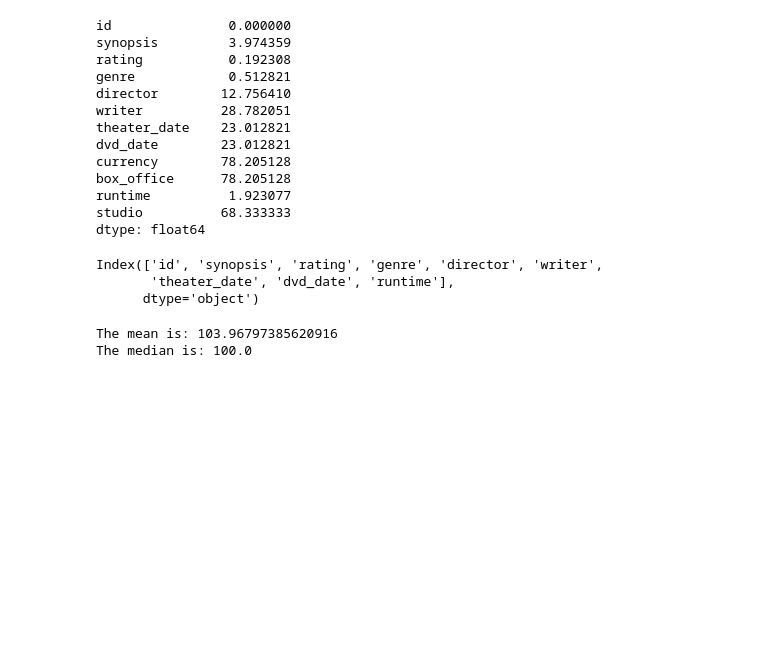
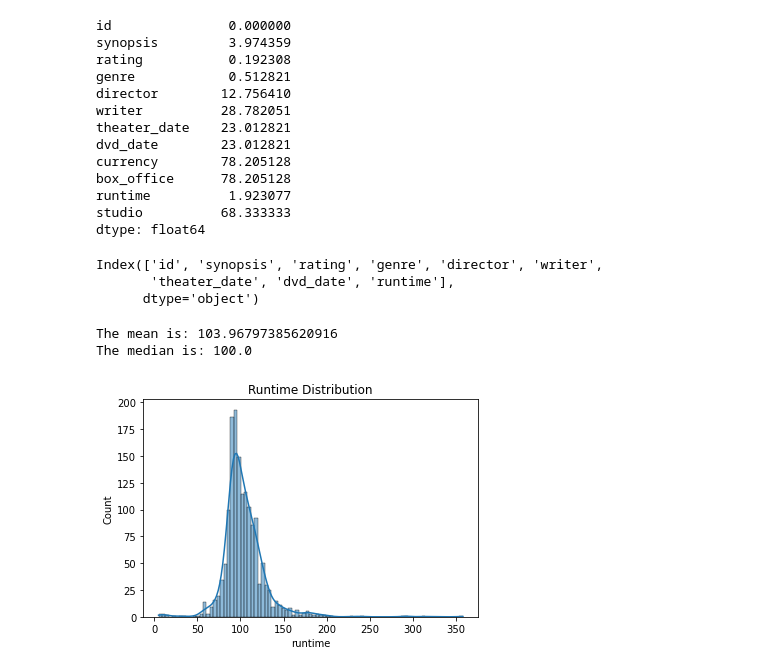
Before and after one commit to JulieMusangi/Film-Performance-Insights, a Jupyter notebook: analysis.ipynb, the cells around one changed output. Saved outputs shown, nothing was run; the diff lists cells and outputs as text; code cells hidden in the pictures; blank space fills up the shorter version.

```diff
--- a/analysis.ipynb
+++ b/analysis.ipynb
@@ -291,3 +290,10 @@ print(f'The median is: {df2["runtime"].median()}')
 # %% [output]
 The mean is: 103.96797385620916
 The median is: 100.0
+# %%
+# Checking the distribution of runtime
+sns.histplot(df2['runtime'].dropna(), kde=True)
+plt.title ("Runtime Distribution")
+plt.show()
+# %% [output]
+[figure, added]
```
Also changed, not shown: parts of 5 cells of this notebook.
